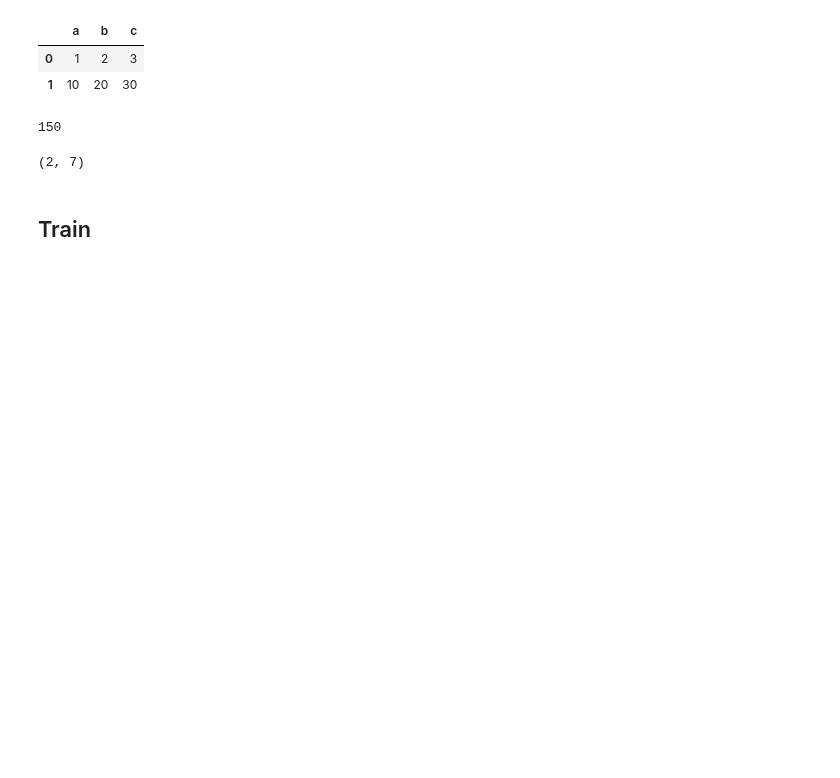
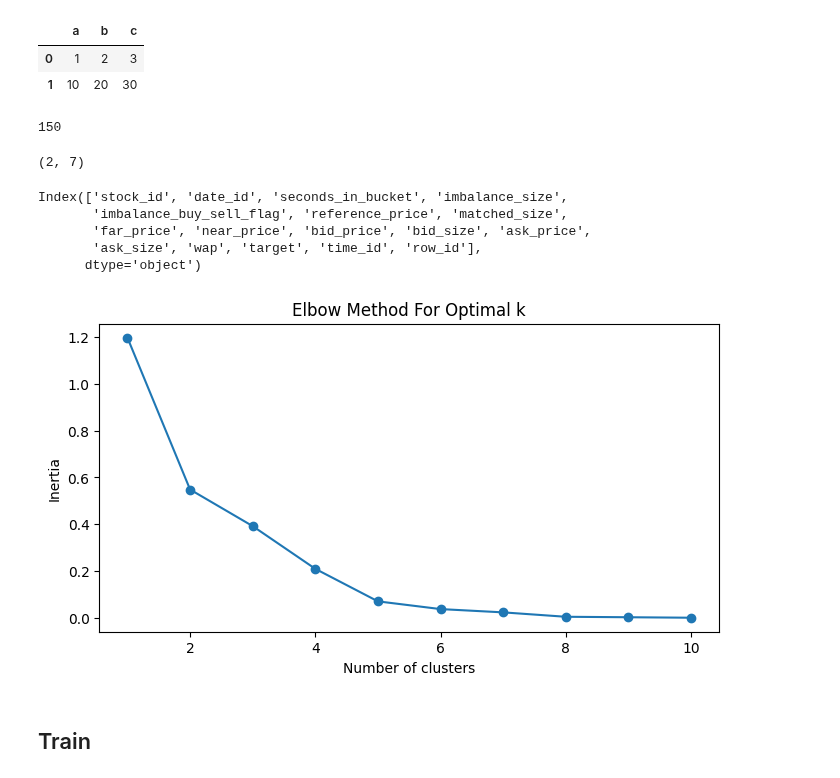
Before and after one commit to florencetsang/optiver2023, a Jupyter notebook: florence/main.ipynb, the cells around one changed output. Saved outputs shown, nothing was run; the diff lists cells and outputs as text; code cells hidden in the pictures; blank space fills up the shorter version.

Commit message:
added in elbow method for optimal K and plot

```diff
--- a/florence/main.ipynb
+++ b/florence/main.ipynb
@@ -173,6 +169,37 @@ df = poly.fit_transform(df).astype("float32")
 df.shape
 # %% [output]
 (2, 7)
+# %%
+# Assuming 'data_preprocessor' is an instance of 'DTWKMeansPreprocessor'
+data_preprocessor = DTWKMeansPreprocessor(target_col_name='wap')
+print(df_train.columns)
+# Assuming 'df' is your DataFrame with the time series data
+df_train.set_index(['date_id', 'time_id', 'stock_id'], inplace=True)
+df_unstacked = df_train.unstack(level='stock_id')
+df_unstacked.columns = ['_'.join(map(str, col)).strip() for col in df_unstacked.columns.values]
+pivoted_df = df_unstacked.fillna(0)
+pivoted_df.reset_index(inplace=True)
+relevant_columns = [col for col in pivoted_df.columns if col.startswith(data_preprocessor.target_col_name)]
+pivoted_df = pivoted_df[relevant_columns]
+time_series_data = pivoted_df.to_numpy()
+
+# Finding the optimal number of clusters using the elbow method
+inertias= data_preprocessor.fit(time_series_data, max_clusters=10)
+# %% [output]
+Index(['stock_id', 'date_id', 'seconds_in_bucket', 'imbalance_size',
+       'imbalance_buy_sell_flag', 'reference_price', 'matched_size',
+       'far_price', 'near_price', 'bid_price', 'bid_size', 'ask_price',
+       'ask_size', 'wap', 'target', 'time_id', 'row_id'],
+      dtype='object')
+# %%
+plt.figure(figsize=(8, 4))
+plt.plot(range(1, 11), inertias, marker='o')
+plt.xlabel('Number of clusters')
+plt.ylabel('Inertia')
+plt.title('Elbow Method For Optimal k')
+plt.show()
+# %% [output]
+[figure, added]
 # %% [markdown]
 ## Train
 # %%
```
Also changed, not shown: parts of 8 cells of this notebook, 8 other files.
